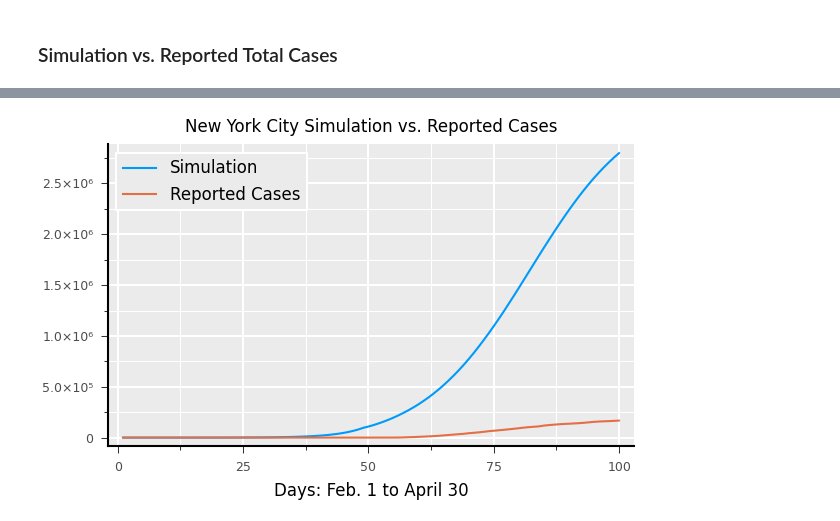
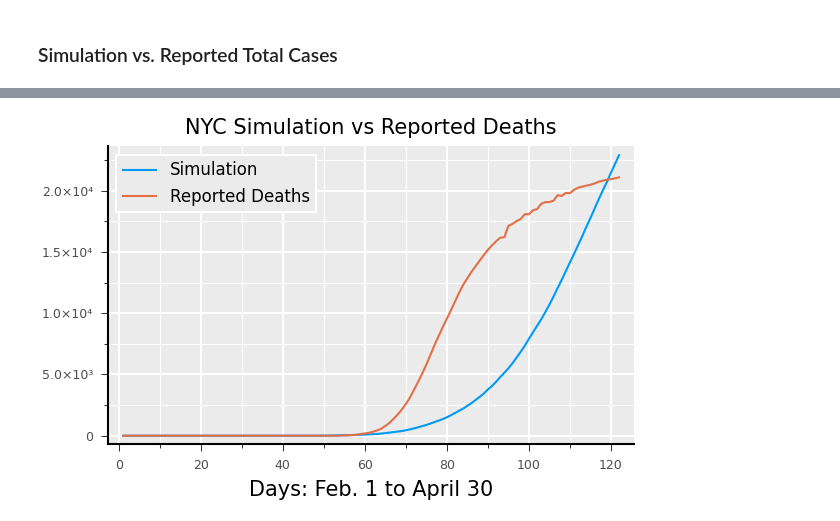
Before and after one commit to lewisl/CovidSim, a Jupyter notebook: notebooks/reported_data.ipynb, the cells around one changed output, grey strips where cells are left out. Cells and saved outputs as stored; diff of their text form; code cells hidden in the pictures.

```diff
--- a/notebooks/reported_data.ipynb
+++ b/notebooks/reported_data.ipynb
@@ -114,5 +145,0 @@ sim_r0(env=env)
-# %%
-alldict, env, series = run_a_sim(100,seattle.id, showr0=false, silent=true,
-       dtfilename="../parameters/dec_tree_all_25.csv",
-       spreadcases=[str_50],
-       runcases=[seed_1_6]);
@@ -160,0 +171,4 @@ Active infected cases *will* go down and it shows the effect of so-called herd i
+# %%
+sim20dead = Date("2020-01-22") + Day(findfirst(series[seattle.fips][:cum][:,map2series.dead[6]] .>= 50))
+rpt20dead = Date("2020-01-22") + Day(findfirst(tricities[:, :sea_dead] .>= 50))
+adjdays = Dates.value(sim20dead - rpt20dead)
@@ -202,5 +248,5 @@ Why does New York grow much faster than Seattle? Because it has a much higher po
 # %%
-alldict, env, series = run_a_sim(100,nyc.id, showr0=false, silent=true,
+alldict, env, series = run_a_sim(n+adjdays, newyork.fips, showr0=true, silent=true,
        dtfilename="../parameters/dec_tree_all_25.csv",
        spreadcases=[str_50],
        runcases=[seed_1_6]);
@@ -209,0 +274,5 @@ Simulation completed for 100 days.
+# %%
+sim20dead = Date("2020-01-22") + Day(findfirst(series[newyork.fips][:cum][:,map2series.dead[6]] .>= 50))
+rpt20dead = Date("2020-01-22") + Day(findfirst(tricities[:, :nyc_dead] .>= 50))
+println("sim ", sim20dead," rept ", rpt20dead)
+adjdays = Dates.value(sim20dead - rpt20dead)
@@ -224,7 +304,7 @@ cumplot(series,nyc.id,[infectious, totinfected], geo=geo)
 # %%
-plot(1:100, series[nyc.id][:cum][:,map2series.totinfected[6]], label="Simulation",dpi=150, size=(400,260), tickfontsize=6)
-plot!(1:100, tricities[:,:nyc_infected], label="Reported Cases",dpi=150, size=(400,260), tickfontsize=6)
-title!("New York City Simulation vs. Reported Cases", titlefontsize=8)
-xlabel!("Days: Feb. 1 to April 30", guidefontsize=8)
+plot(1:122, vcat(zeros(abs(adjdays)),series[newyork.fips][:cum][1:n+adjdays,map2series.dead[6]]), label="Simulation",dpi=150, size=(400,260), tickfontsize=6)
+plot!(1:122, tricities[:,:nyc_dead], label="Reported Deaths",dpi=150, size=(400,260), tickfontsize=6)
+title!("NYC Simulation vs Reported Deaths", titlefontsize=10)
+xlabel!("Days: Feb. 1 to April 30", guidefontsize=10)
 # %% [output]
-[figure, old version]
+[figure, new version]
```
Also changed, not shown: parts of 40 cells of this notebook, 16 other files.
